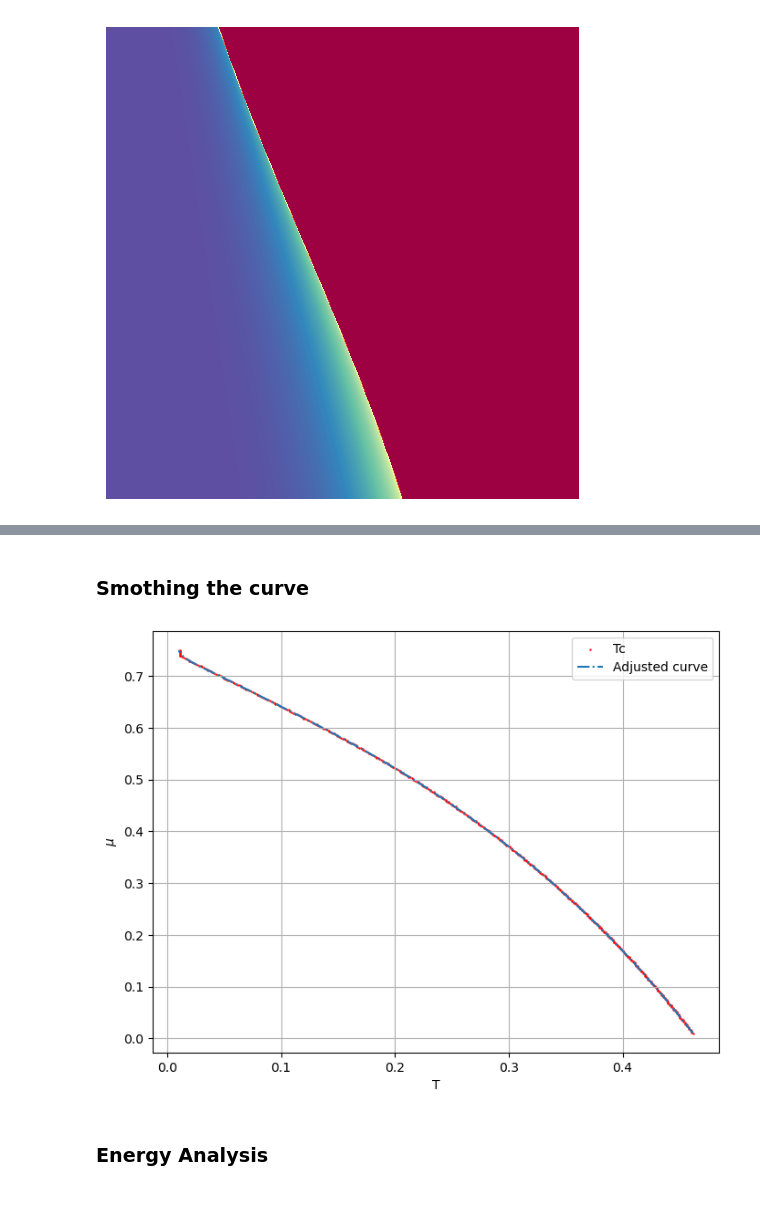
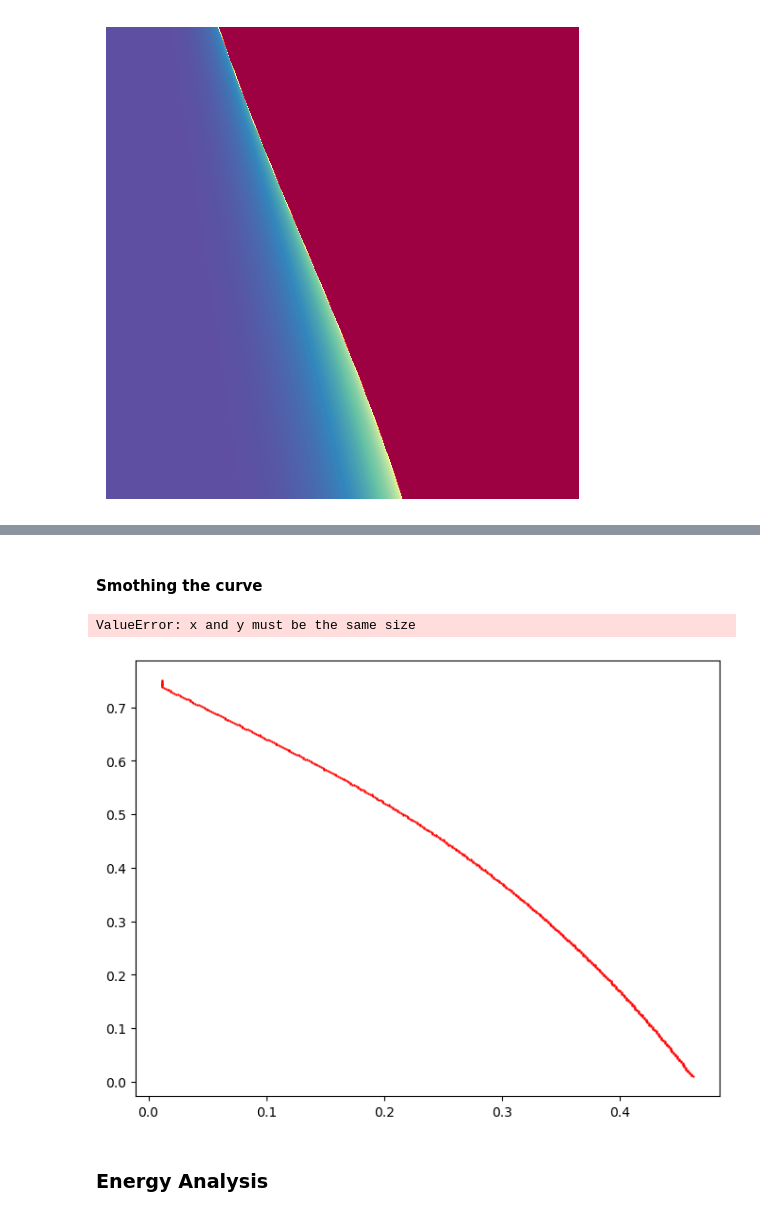
Before and after one commit to Gabrielkrzyzanowski/Master_Research, a Jupyter notebook: Diluted_Maier_Saupe/Diluted-Maier-Saupe_Model.ipynb, the cells around one changed output, grey strips where cells are left out. Saved outputs shown, nothing was run; the diff lists cells and outputs as text; code cells hidden in the pictures.

```diff
--- a/Diluted_Maier_Saupe/Diluted-Maier-Saupe_Model.ipynb
+++ b/Diluted_Maier_Saupe/Diluted-Maier-Saupe_Model.ipynb
@@ -53,15 +51,15 @@ def hessian(t,m,S):
 
 
 eigenvalues=[]
-def stability_check(t,m,S):
-    eigen_values = eigvals(hessian(t,m,S))
+def stability_check(t, m, S, tol=1e-8):
+    eigen_values = eigvals(hessian(t, m, S))
     eigenvalues.append(eigen_values)
 
-    return False if any(i < 0 for i in eigen_values) else True
+    return all(ev > -tol for ev in eigen_values)
 
-m=0.7
+m=0.005
 
-T_vals = np.linspace(0.01, 0.75, 500)
+T_vals = np.linspace(0.005, 0.75, 500)
 S_vals = []
 
 S_vals = []
@@ -134,16 +134,19 @@ def hessian(t,m,S):
 
     return hessian_matrix
 
-def stability_check(t, m, S, tol=1e-6):
-    eigen_values = eigvals(hessian(t, m, S))
-    eigenvalues.append(eigen_values)
+def stability_check(t, m, S, tol=1e-9):
 
-    return all(ev > -tol for ev in eigen_values)
+    H = hessian(t, m, S)
+    H = (H + H.T) / 2  # Enforce symmetry just in case
+
+    eigen_values = np.real_if_close(eigvals(H))
+
+    return all(ev > tol for ev in eigen_values)
 
 eigenvalues=[]
 m_sample = np.linspace(0.01, 0.75, 500)
 n = len(m_sample)
-stability_map = np.full((n, n), 0, dtype=float)  # Start with NaN instead of zeros
+stability_map = np.full((n, n), 0, dtype=float)
 
 for line, m in enumerate(m_sample):
     T_vals = np.linspace(0.01, 0.75, 500)
@@ -243,23 +321,33 @@ for i,m in enumerate(m_sample, 1):
 # %% [markdown]
-### Smothing the curve
+#### Smothing the curve
 # %%
 Tc_hat = savgol_filter(T_c, 51, 3) # window size 51, polynomial order 3
+#stb1_hat = savgol_filter(stb1, 51, 3)
+#stb2_hat = savgol_filter(stb2, 51, 3)
 
 fig3=plt.figure(figsize=(8, 6))
 
 plt.scatter(T_c, m_sample, label='Tc',color='red',s=0.5)
+plt.scatter(stb1, m_sample, label='stb1',color='blue',s=0.5)
+plt.scatter(stb2, m_sample, label='stb2',color='green',s=0.5)
 plt.plot(Tc_hat, m_sample, '-.', label='Adjusted curve')
 
 plt.ylabel('$\mu$')
 plt.xlabel('T')
 plt.legend()
 plt.grid(True)
 plt.show()
 
 data2 = np.column_stack((Tc_hat, m_sample))
+stability_data1= np.column_stack((stb1, m_sample))
+stability_data2= np.column_stack((stb2, m_sample))
+
 np.savetxt('DMS_data', data2 , delimiter=' ', fmt='%f')
+np.savetxt('DMS_stability1', stability_data1 , delimiter=' ', fmt='%f')
+np.savetxt('DMS_stability2', stability_data2 , delimiter=' ', fmt='%f')
 # %% [output]
+ValueError: x and y must be the same size
-[figure, old version]
+[figure, new version]
 # %% [markdown]
 ### Energy Analysis
 # %%
```
Also changed, not shown: parts of 10 cells of this notebook, 12 other files.
